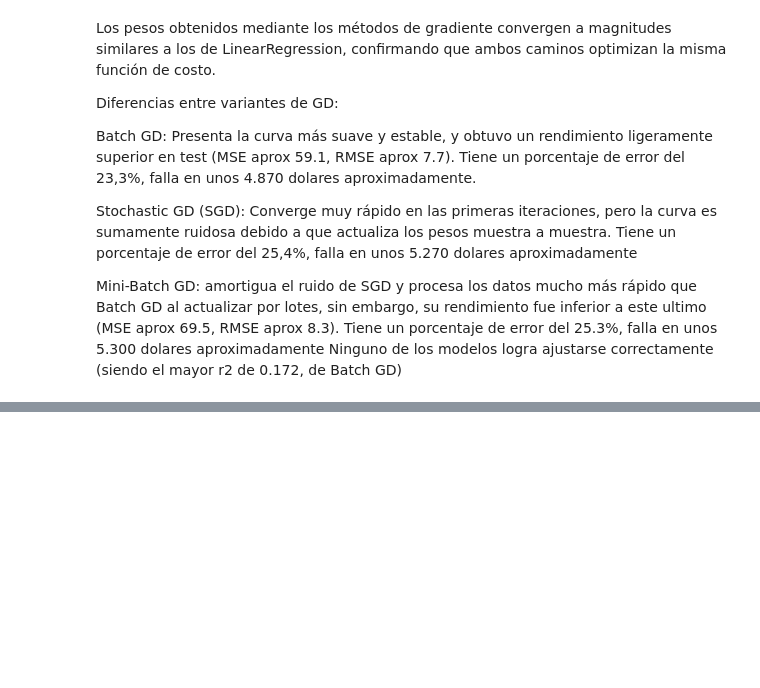
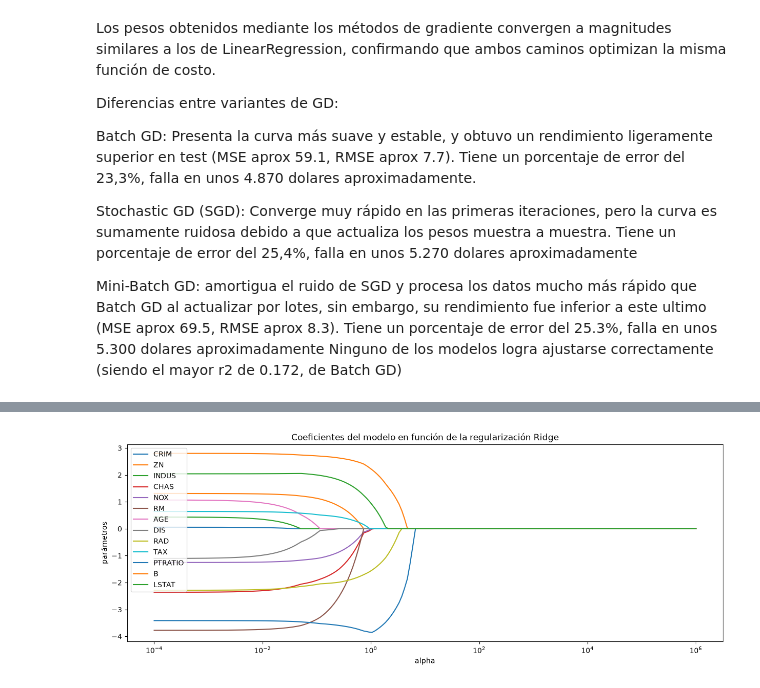
Before and after one commit to AlvaTF/TP-AA1-Ruiz-Toledo-Mendoza, a Jupyter notebook: TP_1/TP-regresion-AA1.ipynb, the cells around one changed output, grey strips where cells are left out. Drawn from its saved outputs; the diff is of its cells as text; code cells hidden in the pictures; blank space fills up the shorter version.

Commit message:
regularizaciones ridge-lasso-elastic

```diff
--- a/TP_1/TP-regresion-AA1.ipynb
+++ b/TP_1/TP-regresion-AA1.ipynb
@@ -581,0 +606,11 @@ Ninguno de los modelos logra ajustarse correctamente (siendo el mayor r2 de 0.17
+# %%
+modelo_lasso = make_pipeline(LassoCV(alphas=np.logspace(-4, 2, 200), cv=5))
+
+_ = modelo_lasso.fit(X_train_esc, y_train)
+
+y_pred = modelo_lasso.predict(X_test_esc)
+
+rmse_lasso =np.sqrt(mean_squared_error(y_test, y_pred))
+
+print("RMSE:", np.sqrt(mean_squared_error(y_test, y_pred)))
+print("R2 Score:", r2_score(y_test, y_pred))
@@ -581,0 +638,70 @@ Ninguno de los modelos logra ajustarse correctamente (siendo el mayor r2 de 0.17
+# %%
+# Coeficientes Ridge
+mod = modelo_ridge.steps[0][1]
+
+alphas = mod.alphas
+coefs = []
+
+for alpha in alphas:
+    modelo_aux = make_pipeline(StandardScaler(), Lasso(alpha=alpha))
+    modelo_aux.fit(X_train_esc, y_train)
+    coefs.append(modelo_aux.steps[1][1].coef_.flatten())
+
+fig, ax = plt.subplots(figsize=(15,5))
+ax.plot(alphas, coefs, label=X_train.columns)
+ax.set_xscale('log')
+ax.set_ylim([None,None])
+ax.set_xlabel('alpha')
+ax.set_ylabel('parámetros')
+ax.legend()
+ax.set_title('Coeficientes del modelo en función de la regularización Ridge')
+plt.show()
+
+
+# Evolución del error de validación cruzada en función de alpha
+
+# modelo.cv_values almacena el MSE de CV para cada valor de alpha.
+
+mod = modelo_ridge.steps[0][1]
+
+mse_cv = mod.cv_results_.reshape((-1, 200)).mean(axis=0)
+
+# Se aplica la raíz cuadrada para pasar de mse a rmse
+rmse_cv = np.sqrt(mse_cv)
+
+# Se identifica el mejor
+min_rmse     = np.min(rmse_cv)
+optimo       = mod.alphas[np.argmin(rmse_cv)]
+
+fig, ax = plt.subplots(figsize=(15,5))
+ax.plot(mod.alphas, rmse_cv)
+ax.set_xscale('log')
+ax.set_ylim([2,None])
+ax.set_title('Evolución del error en función de la regularización')
+ax.set_xlabel('alpha')
+ax.set_ylabel('RMSE')
+plt.show()
+
+# Coeficientes Lasso
+
+mod = modelo_lasso.steps[0][1]
+
+alphas = mod.alphas
+coefs = []
+
+for alpha in alphas:
+    modelo_aux = make_pipeline(StandardScaler(), Lasso(alpha=alpha))
+    modelo_aux.fit(X_train_esc, y_train)
+    coefs.append(modelo_aux.steps[1][1].coef_.flatten())
+
+fig, ax = plt.subplots(figsize=(15,5))
+ax.plot(alphas, coefs, label=X_train.columns)
+ax.set_xscale('log')
+ax.set_ylim([None,None])
+ax.set_xlabel('alpha')
+ax.set_ylabel('parámetros')
+ax.legend()
+ax.set_title('Coeficientes del modelo en función de la regularización Lasso')
+plt.show()
+# %% [output]
+[figure, added]
```
Also changed, not shown: parts of 19 cells of this notebook.
